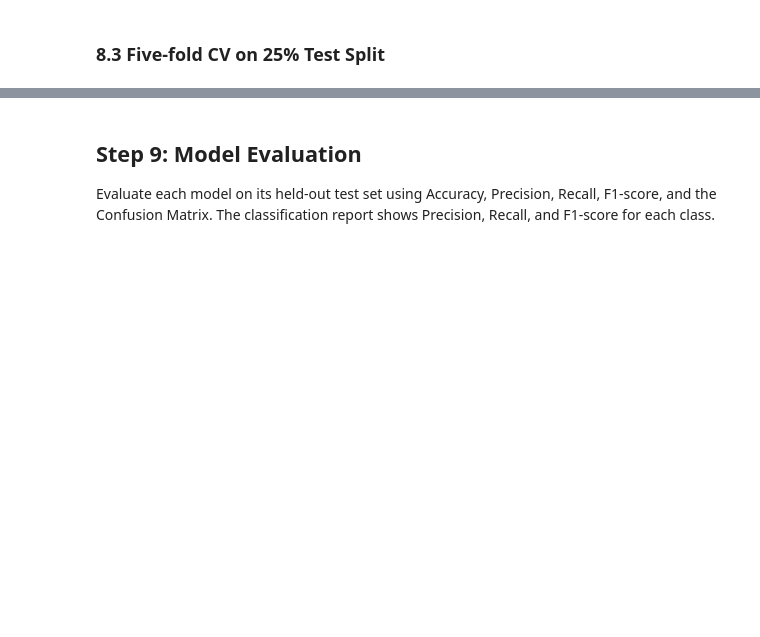
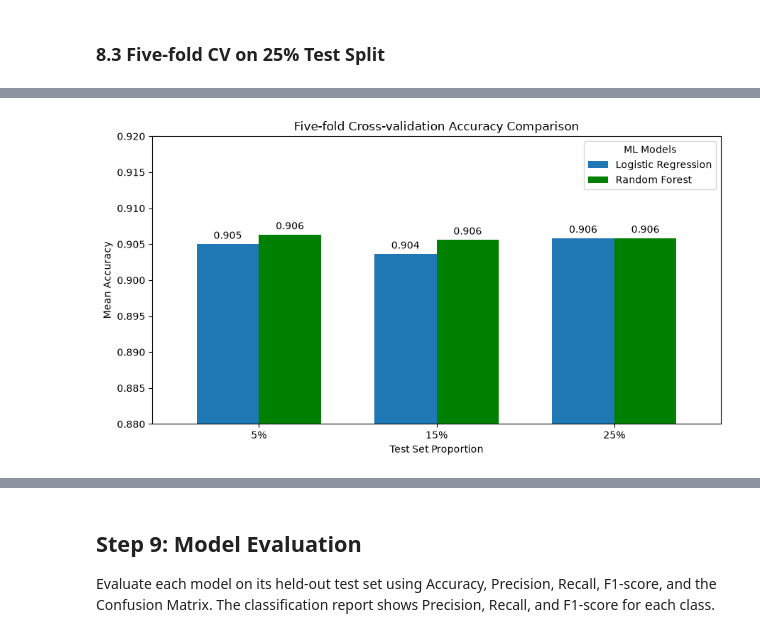
Before and after one commit to thaninnada/CA1_Machine_Learning_Sep2026, a Jupyter notebook: CA1_NHANES_Machine_Learning.ipynb, the cells around one changed output, grey strips where cells are left out. Saved outputs shown, nothing was run; the diff lists cells and outputs as text; code cells hidden in the pictures; blank space fills up the shorter version.

```diff
--- a/CA1_NHANES_Machine_Learning.ipynb
+++ b/CA1_NHANES_Machine_Learning.ipynb
@@ -1204,0 +1192,5 @@ Remaining missing values in 25% test set: 0
+# %%
+# Keep copies of the training data before imputation for cross-validation.
+X_train_05_raw = X_train_05.copy()
+X_train_15_raw = X_train_15.copy()
+X_train_25_raw = X_train_25.copy()
@@ -1321,21 +1402,20 @@ from sklearn.metrics import accuracy_score, precision_score, recall_score, f1_sc
 ### 8.1 Five-fold CV on 5% Test Split
 # %%
 # Calculate five-fold cross-validation accuracy for both models.
-
 # Logistic Regression: imputation and scaling are fitted within each fold.
 log_cv_05 = Pipeline([
     ("imputer", SimpleImputer(strategy="mean")),
     ("scaler", StandardScaler()),
     ("model", LogisticRegression(max_iter=1000, random_state=42))
 ])
-cv_lr_05 = cross_val_score(estimator=log_cv_05, X=X_train_05, y=y_train_05, scoring="accuracy", cv=5)
+cv_lr_05 = cross_val_score(estimator=log_cv_05, X=X_train_05_raw, y=y_train_05, scoring="accuracy", cv=5)
 
 # Random Forest: imputation is fitted within each fold.
 rf_cv_05 = Pipeline([
     ("imputer", SimpleImputer(strategy="mean")),
-    ("model", RandomForestClassifier(n_estimators=1000, random_state=42))
+    ("model", RandomForestClassifier(n_estimators=100, random_state=42))
 ])
-cv_rf_05 = cross_val_score(estimator=rf_cv_05, X=X_train_05, y=y_train_05, scoring="accuracy", cv=5)
+cv_rf_05 = cross_val_score(estimator=rf_cv_05, X=X_train_05_raw, y=y_train_05, scoring="accuracy", cv=5)
 
 print("5% split - Logistic Regression CV scores:", cv_lr_05)
 print("5% split - Logistic Regression mean accuracy:", cv_lr_05.mean())
@@ -1350,21 +1430,20 @@ print("5% split - Random Forest mean accuracy:", cv_rf_05.mean())
 ### 8.2 Five-fold CV on 15% Test Split
 # %%
 # Calculate five-fold cross-validation accuracy for both models.
-
 # Logistic Regression
 log_cv_15 = Pipeline([
     ("imputer", SimpleImputer(strategy="mean")),
     ("scaler", StandardScaler()),
     ("model", LogisticRegression(max_iter=1000, random_state=42))
 ])
-cv_lr_15 = cross_val_score(estimator=log_cv_15, X=X_train_15, y=y_train_15, scoring="accuracy", cv=5)
+cv_lr_15 = cross_val_score(estimator=log_cv_15, X=X_train_15_raw, y=y_train_15, scoring="accuracy", cv=5)
 
 # Random Forest
 rf_cv_15 = Pipeline([
     ("imputer", SimpleImputer(strategy="mean")),
-    ("model", RandomForestClassifier(n_estimators=1000, random_state=42))
+    ("model", RandomForestClassifier(n_estimators=100, random_state=42))
 ])
-cv_rf_15 = cross_val_score(estimator=rf_cv_15, X=X_train_15, y=y_train_15, scoring="accuracy", cv=5)
+cv_rf_15 = cross_val_score(estimator=rf_cv_15, X=X_train_15_raw, y=y_train_15, scoring="accuracy", cv=5)
 
 print("15% split - Logistic Regression CV scores:", cv_lr_15)
 print("15% split - Logistic Regression mean accuracy:", cv_lr_15.mean())
@@ -1406,0 +1516,20 @@ print("25% split - Random Forest mean accuracy:", cv_rf_25.mean())
+# %%
+# Compare the mean accuracy of both models across the three test splits.
+cv_results = pd.DataFrame({
+    "Test Split": ["5%", "15%", "25%"],
+    "Logistic Regression": [cv_lr_05.mean(), cv_lr_15.mean(), cv_lr_25.mean()],
+    "Random Forest": [cv_rf_05.mean(), cv_rf_15.mean(), cv_rf_25.mean()]
+})
+ax = cv_results.set_index("Test Split").plot(kind="bar", figsize=(9, 5), width=0.7, color=["tab:blue", "green"])
+for container in ax.containers:
+    ax.bar_label(container, fmt="%.3f", padding=3)
+plt.title("Five-fold Cross-validation Accuracy Comparison")
+plt.xlabel("Test Set Proportion")
+plt.ylabel("Mean Accuracy")
+plt.ylim(0.88, 0.92)
+plt.xticks(rotation=0)
+plt.legend(title="ML Models")
+plt.tight_layout()
+plt.show()
+# %% [output]
+[figure, added]
```
Also changed, not shown: parts of 75 cells of this notebook.
